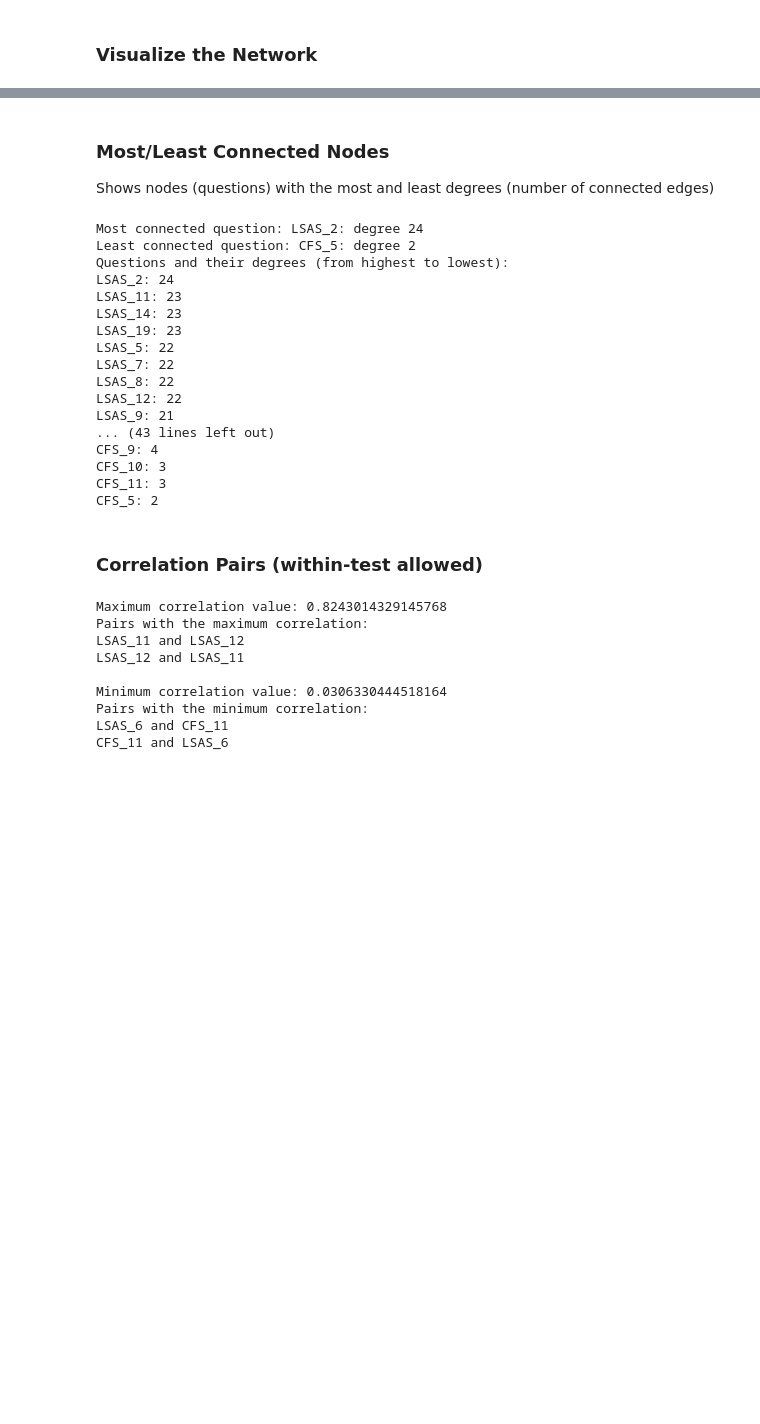
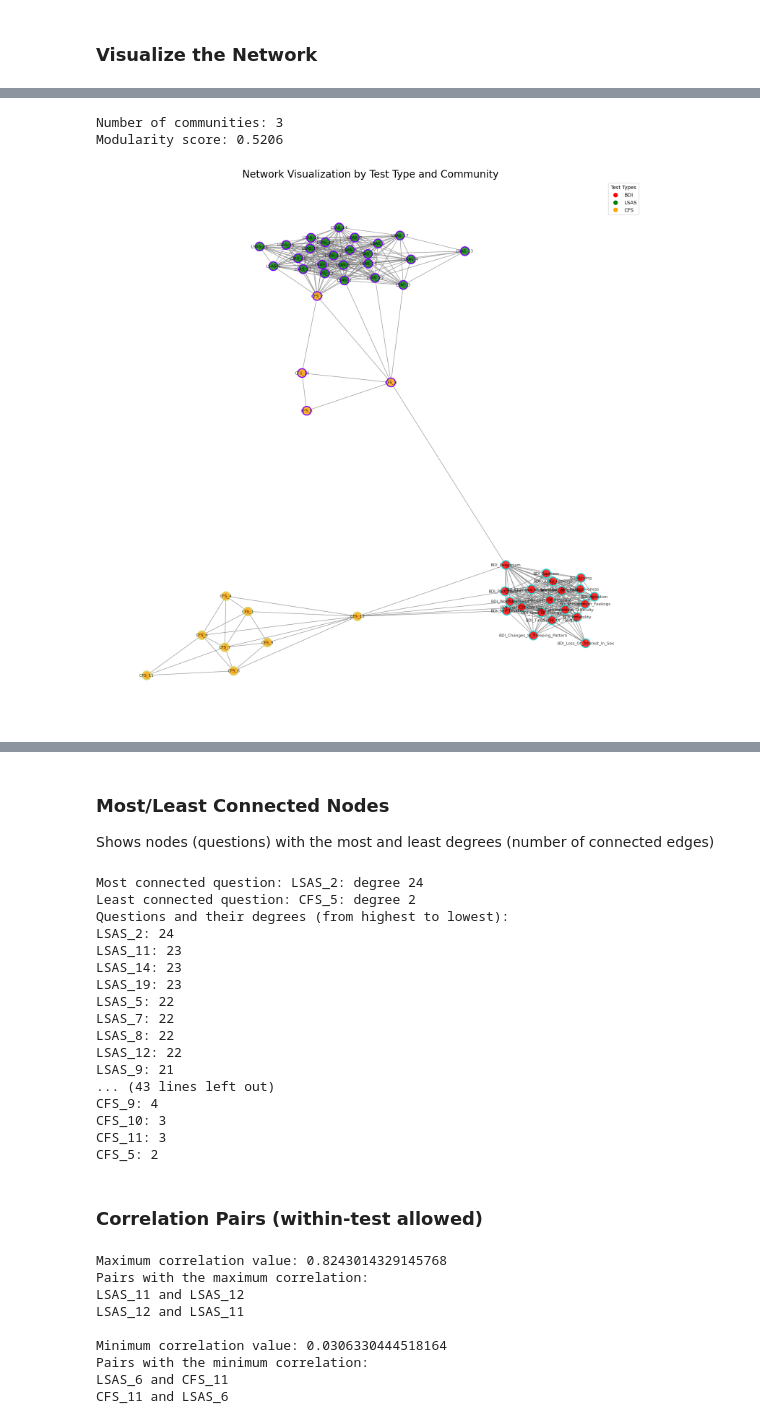
Before and after one commit to madisonlaprise/Senior_Thesis, a Jupyter notebook: Cross-Sectional/Question_Network_Standardized.ipynb, the cells around one changed output, grey strips where cells are left out. Drawn from its saved outputs; the diff is of its cells as text; code cells hidden in the pictures; blank space fills up the shorter version.

Commit message:
Add files via upload
Color coded the visualizations, more metrics like bridge centrality

```diff
--- a/Cross-Sectional/Question_Network_Standardized.ipynb
+++ b/Cross-Sectional/Question_Network_Standardized.ipynb
@@ -165,0 +143,79 @@ plt.show()
+# %%
+from networkx.algorithms import community
+import matplotlib.pyplot as plt
+
+# Greedy modularity optimization
+communities = community.greedy_modularity_communities(G)
+modularity = community.modularity(G, communities)
+
+print(f"Number of communities: {len(communities)}")
+print(f"Modularity score: {modularity:.4f}")
+
+# Define base colors for each test type
+test_color_map = {
+    'BDI': 'red',
+    'LSAS': 'green',
+    'CFS': 'orange'
+}
+
+# Assign base colors to nodes based on their test type
+node_colors = []
+for node in G.nodes():
+    if 'BDI' in node:
+        node_colors.append(test_color_map['BDI'])
+    elif 'LSAS' in node:
+        node_colors.append(test_color_map['LSAS'])
+    elif 'CFS' in node:
+        node_colors.append(test_color_map['CFS'])
+
+# Assign a unique outline color to each community
+outline_color_map = {i: plt.cm.rainbow(i / len(communities)) for i in range(len(communities))}
+
+# Prepare outline colors for nodes based on their community
+outline_colors = []
+for node in G.nodes():
+    for i, community_nodes in enumerate(communities):
+        if node in community_nodes:
+            outline_colors.append(outline_color_map[i])
+            break
+
+# Fix the layout for consistent node positioning
+pos = nx.spring_layout(G, seed=42)
+
+# Plot the network with dual coloring
+plt.figure(figsize=(15, 15))
+nx.draw(
+    G,
+    pos,
+    with_labels=True,
+    node_color=node_colors,
+    edge_color='gray',
+    node_size=300,
+    font_size=8,
+    alpha=0.8
+)
+
+# Draw node outlines for community differentiation
+nx.draw_networkx_nodes(
+    G,
+    pos,
+    node_size=300,
+    node_color='none',  # Transparent nodes
+    edgecolors=outline_colors,  # Use community colors as outlines
+    linewidths=2
+)
+
+# Create a legend for test types
+handles_test = [
+    plt.Line2D([0], [0], marker='o', color='w', label='BDI', markersize=10, markerfacecolor='red'),
+    plt.Line2D([0], [0], marker='o', color='w', label='LSAS', markersize=10, markerfacecolor='green'),
+    plt.Line2D([0], [0], marker='o', color='w', label='CFS', markersize=10, markerfacecolor='orange')
+]
+plt.legend(handles=handles_test, loc='upper right', title="Test Types")
+
+plt.title('Network Visualization by Test Type and Community', fontsize=20)
+plt.show()
+# %% [output]
+Number of communities: 3
+Modularity score: 0.5206
+[figure, added]
```
Also changed, not shown: parts of 28 cells of this notebook.
